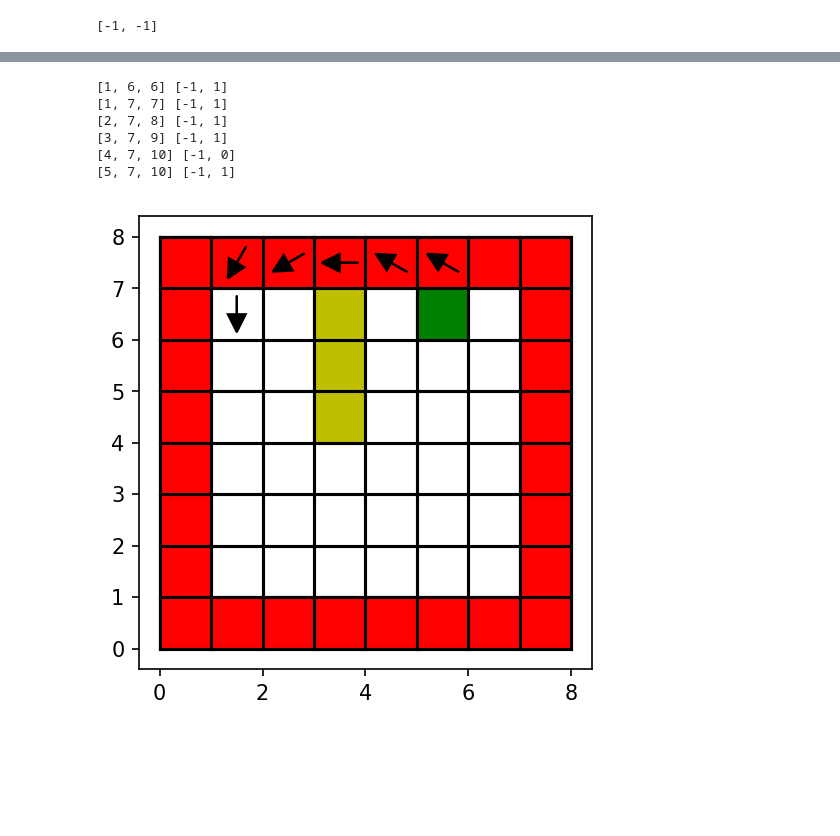
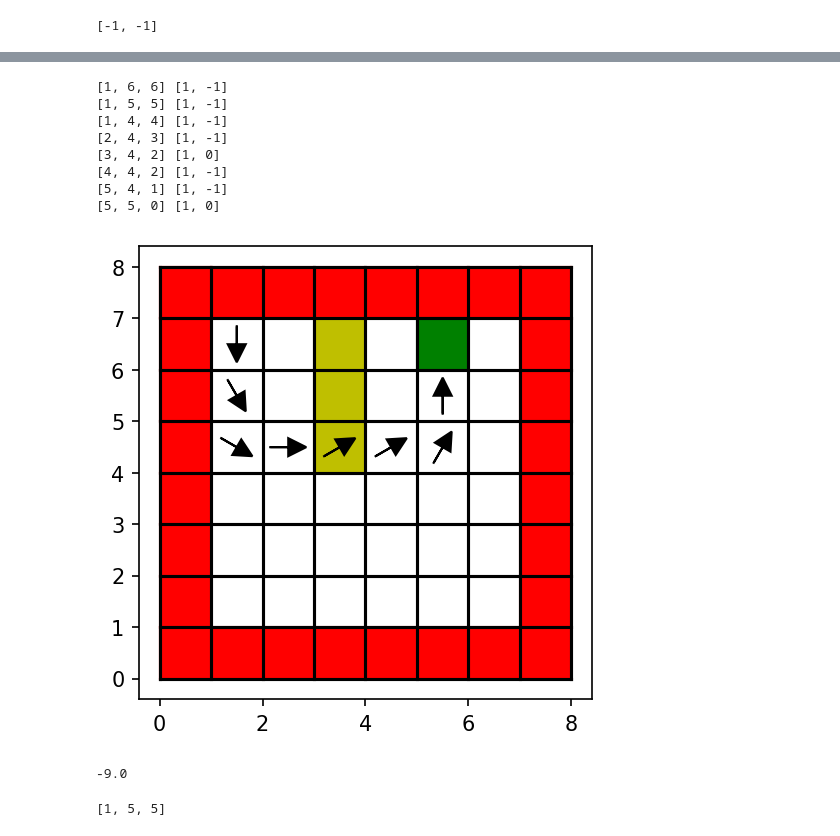
Before and after one commit to samer1248/ECE209AS-Lab1, a Jupyter notebook: project1.ipynb, the cells around one changed output, grey strips where cells are left out. Drawn from its saved outputs; the diff is of its cells as text; code cells hidden in the pictures; blank space fills up the shorter version.

Commit message:
Fixed bug in move. Implemented value iteration.

```diff
--- a/project1.ipynb
+++ b/project1.ipynb
@@ -133,9 +133,9 @@ True
 # %%
 def move(pe,s,a):
     r = np.random.random()
-    if r < 1-2*pe:
+    if r <= 1-2*pe:
         rotation_error = 0
-    elif r< 1 - pe:
+    elif r<= 1 - pe:
         rotation_error = 1
     else:
         rotation_error = -1
@@ -151,7 +151,7 @@ def move(pe,s,a):
             ht = h
 
         rd = (h+ra+rotation_error)%H
-        dx,dy =  get_translation(ht+ra+rotation_error)
+        dx,dy =  get_translation(ht+rotation_error)
 
         xd = x + dx
         yd = y + dy
@@ -162,12 +162,14 @@ def move(pe,s,a):
         sd = [xd,yd,rd]
     return sd
 
-ts = [5,0,0];ta = [-1,0];
-for i in range(100):
-    print(move(tpe,ts,ta))
+# ts = [5,0,0];ta = [-1,0];
+# for i in range(100):
+#     print(move(tpe,ts,ta))
 
-print("")
-ts = [5,5,1];ta = [1,0];
-for i in range(100):
-    print(move(tpe,ts,ta))
+# print("")
+# ts = [5,5,1];ta = [1,0];
+# for i in range(100):
+#     print(move(tpe,ts,ta))
+
+print(move(0,[1,3,5],[-1,-1]))
 # %% [output]
@@ -232,7 +218,7 @@ def calc_action_towards_goal(s):
         la=0
         ra=0
     else:
-        if np.abs( h - heading_to_goal ) < np.abs( (h + 6)%H - heading_to_goal ):
+        if np.abs( h - heading_to_goal ) <= np.abs( (h + 6)%H - heading_to_goal ):
             la = 1
             dh = heading_to_goal -  h
         else:
@@ -335,36 +321,49 @@ R = calc_reward_matrix()
 # %%
 horizon = 100
 def run_plot_policy(Pi,s0,pe):
     plot_grid()
+    traj = [s0]
     si = state_to_index(s0)
     for i in range(horizon):
 #         print(i,si)
         ai = Pi[si]
         a = index_to_action(ai)
         s = index_to_state(si)
-#         traj.append(s)
+
         print(s,a)
         if a[0]!=0:
             plot_arrow(s[0],s[1],s[2])
         sd = move(pe,s,a)
+        traj.append(sd)
 #         print(s,sd)
         si = int(state_to_index(sd))
 
 
         if sd[0] == goal[0] and sd[1] == goal[1]:
             break
     plt.show()
-    return
+    return traj
 
 traj3c = run_plot_policy(pi0,[1,6,6],0)
 # %% [output]
-[1, 6, 6] [-1, 1]
-[1, 7, 7] [-1, 1]
-[2, 7, 8] [-1, 1]
-[3, 7, 9] [-1, 1]
-[4, 7, 10] [-1, 0]
-[5, 7, 10] [-1, 1]
+[1, 6, 6] [1, -1]
+[1, 5, 5] [1, -1]
+[1, 4, 4] [1, -1]
+[2, 4, 3] [1, -1]
+[3, 4, 2] [1, 0]
+[4, 4, 2] [1, -1]
+[5, 4, 1] [1, -1]
+[5, 5, 0] [1, 0]
-[figure, old version]
+[figure, new version]
+# %%
+def calc_val_traj(traj):
+    r = 0
+    for s in traj:
+        r += R[state_to_index(s)]
+    return r
+print(calc_val_traj(traj3c))
+# %% [output]
+-9.0
 # %%
 def calc_P_Pi(P,Pi):
     P_Pi = np.zeros((len(state_space),len(state_space)))
@@ -372,5 +371,9 @@ def calc_P_Pi(P,Pi):
             P_Pi[si,:] = P[si,Pi[si],:]
     return P_Pi
 P_pi0 = calc_P_Pi(P,pi0)
+# %%
+print(index_to_state(np.argmax(P_pi0[state_to_index([1,6,6]),:])))
+# %% [output]
+[1, 5, 5]
 # %%
 def eval_policy(P,R,P_Pi,lb):
```
Also changed, not shown: parts of 11 cells of this notebook.
